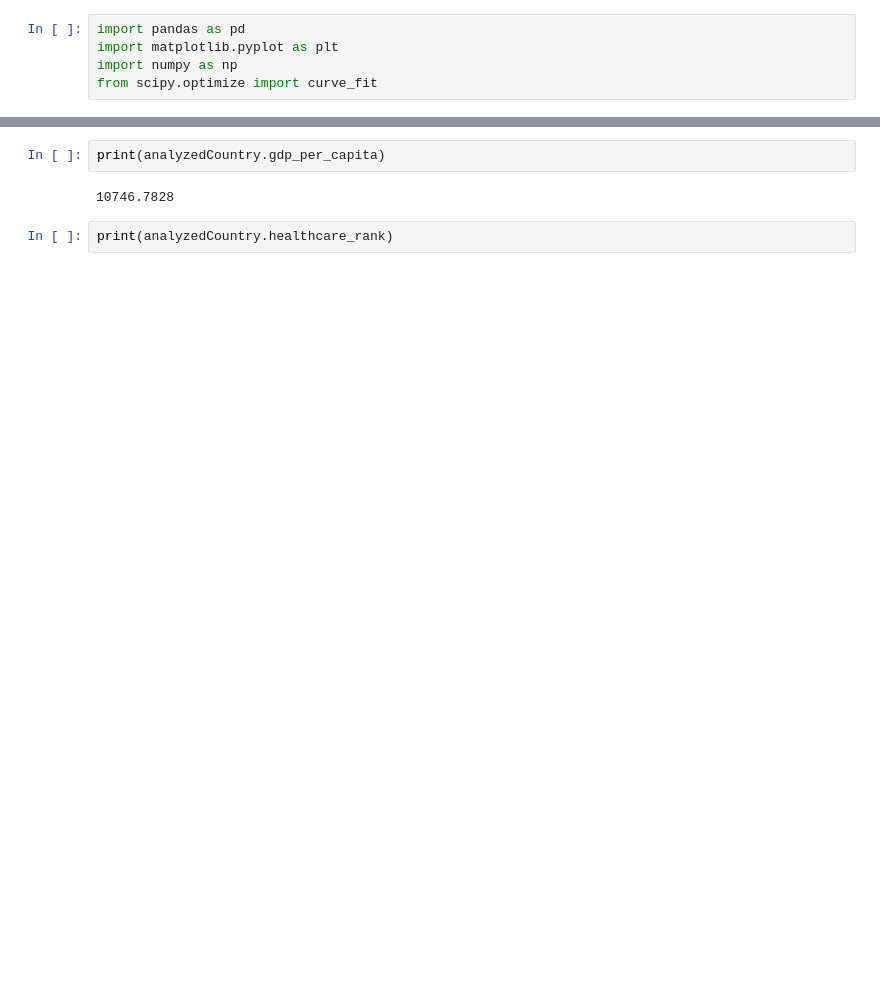
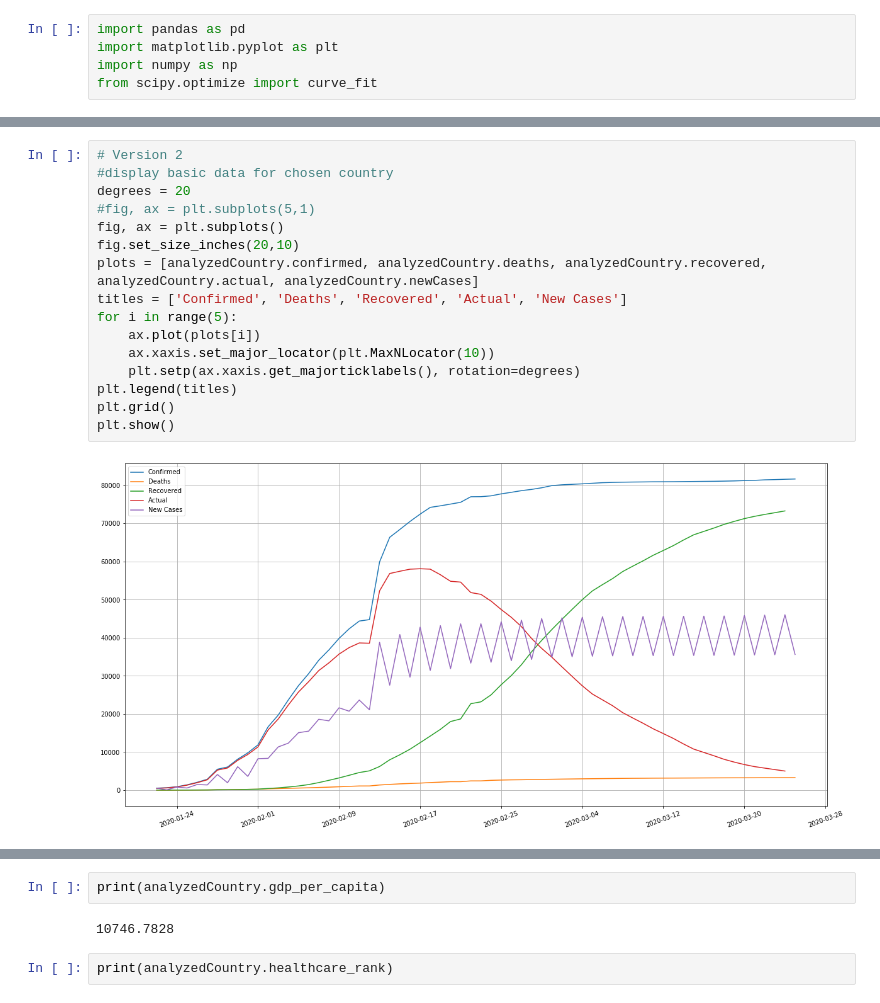
Before and after one commit to TomasiewiczW/Covid-19-Analysis, a Jupyter notebook: load_database.ipynb, the cells around one changed output, grey strips where cells are left out. Saved outputs shown, nothing was run; the diff lists cells and outputs as text; blank space fills up the shorter version.

```diff
--- a/load_database.ipynb
+++ b/load_database.ipynb
@@ -125,3 +133,21 @@ print(a.L)
+# %%
+# Version 2
+#display basic data for chosen country
+degrees = 20
+#fig, ax = plt.subplots(5,1)
+fig, ax = plt.subplots()
+fig.set_size_inches(20,10)
+plots = [analyzedCountry.confirmed, analyzedCountry.deaths, analyzedCountry.recovered, analyzedCountry.actual, analyzedCountry.newCases]
+titles = ['Confirmed', 'Deaths', 'Recovered', 'Actual', 'New Cases']
+for i in range(5):
+    ax.plot(plots[i])
+    ax.xaxis.set_major_locator(plt.MaxNLocator(10))
+    plt.setp(ax.xaxis.get_majorticklabels(), rotation=degrees)
+plt.legend(titles)
+plt.grid()
+plt.show()
+# %% [output]
+[figure, added]
 # %%
 #bloodtype distribution
 
```
Also changed, not shown: parts of 8 cells of this notebook.
